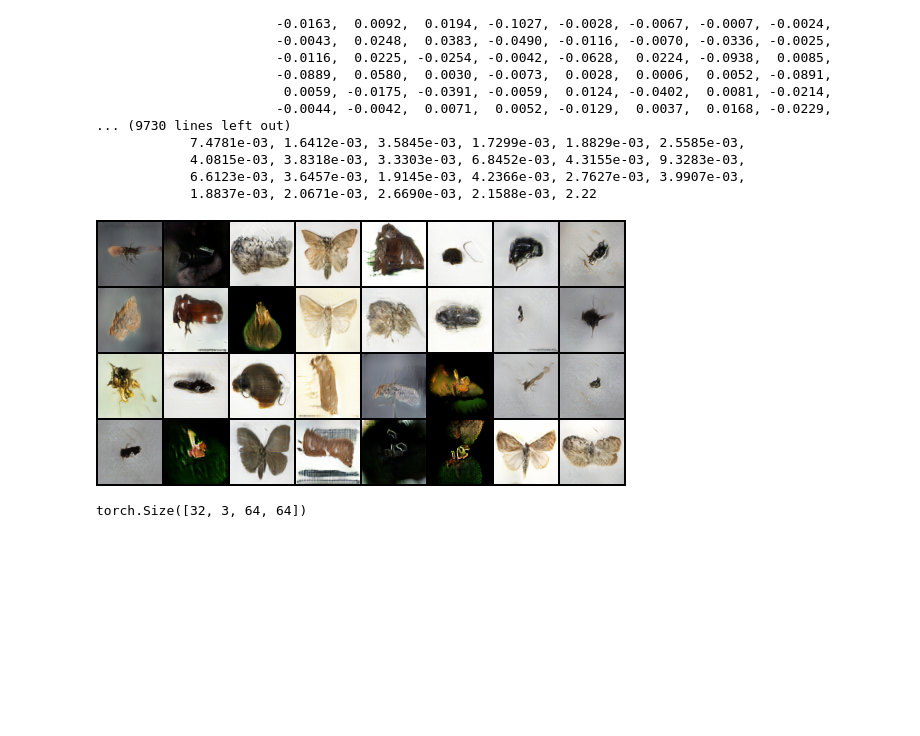
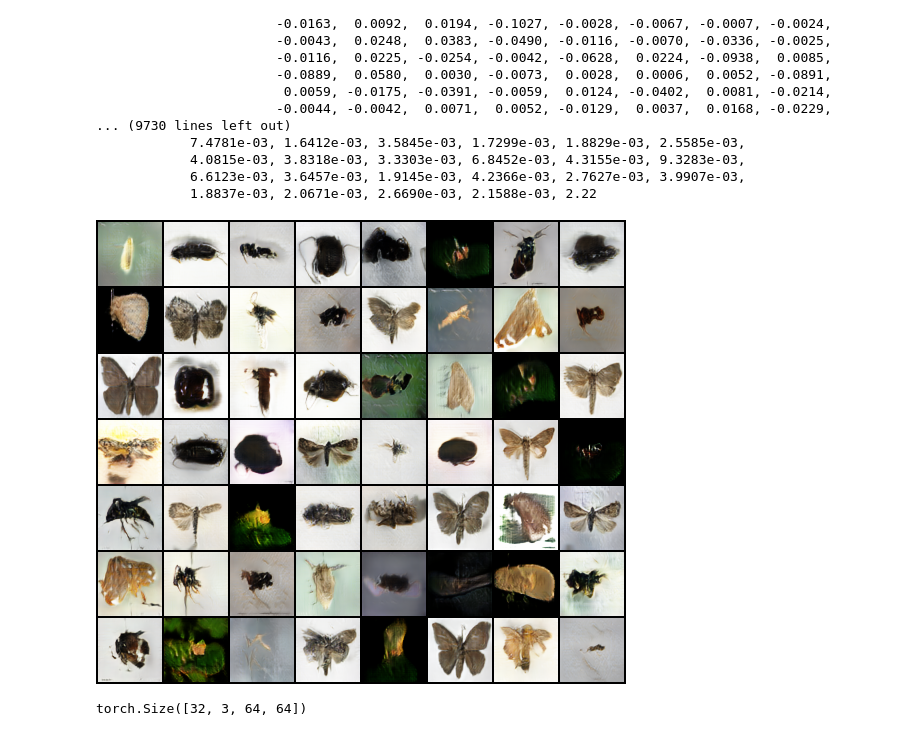
Before and after one commit to matteodegobbi/InsectClassification, a Jupyter notebook: ReACGAN_immagini.ipynb, the cells around one changed output. Cells and saved outputs as stored; diff of their text form; code cells hidden in the pictures; blank space fills up the shorter version.

```diff
--- a/ReACGAN_immagini.ipynb
+++ b/ReACGAN_immagini.ipynb
@@ -293,16 +293,17 @@ d_dict
 # %%
 from torchvision.transforms import ToPILImage
 from IPython.display import Image
 import torchvision
-n_examples = 32
+n_examples = 56
 with torch.no_grad():
     random_class = torch.tensor(described_labels_train[np.random.randint(0, len(described_labels_train), n_examples)],device=device)
     example_generated = generator(torch.randn(n_examples,100).to(device),random_class,eval = True)
     example_generated = dataset_utils.denorm(example_generated)
     p = torchvision.transforms.functional.to_pil_image(torchvision.utils.make_grid(example_generated))
     display(p)
+    p.save("expaper.png", dpi=(450, 450))
 # %% [output]
-[figure, old version]
+[figure, new version]
 # %%
 example_generated.shape
 # %% [output]
```
Also changed, not shown: 1 other file.
